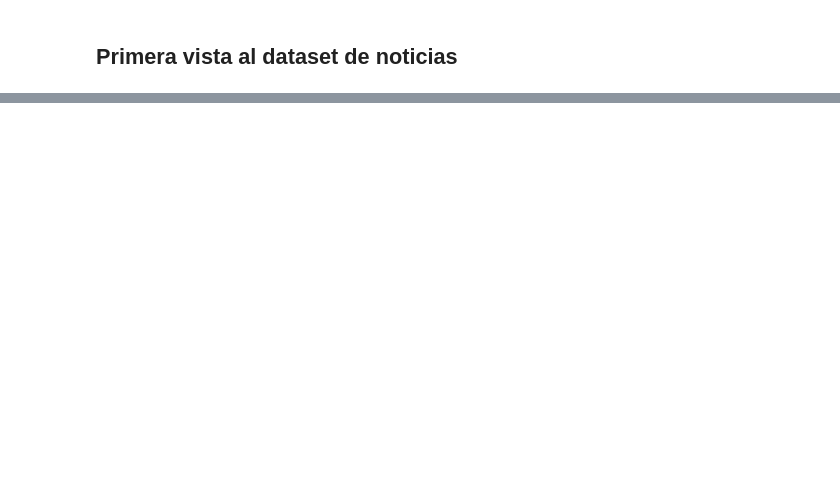
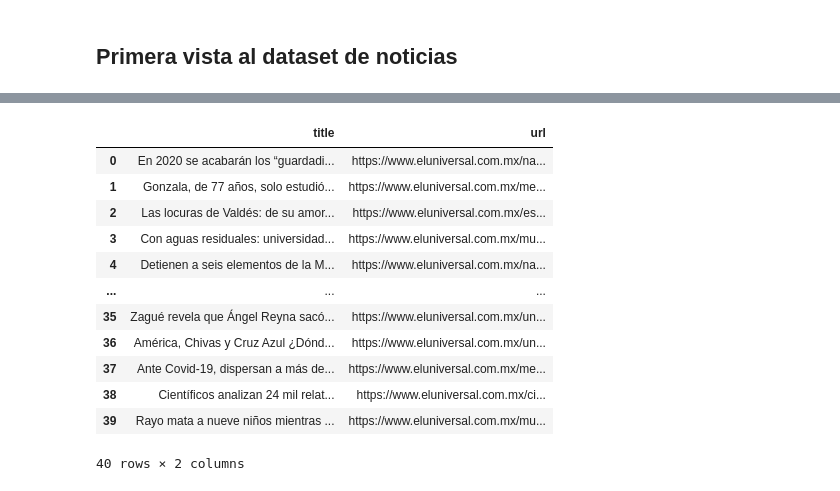
Before and after one commit to datormx/IngenieriaDatosPython, a Jupyter notebook: Platzi Data Live.ipynb, the cells around one changed output, grey strips where cells are left out. Drawn from its saved outputs; the diff is of its cells as text; code cells hidden in the pictures; blank space fills up the shorter version.

```diff
--- a/Platzi Data Live.ipynb
+++ b/Platzi Data Live.ipynb
@@ -155,0 +251,16 @@ sys.executable #Python version origin
+# %%
+el_universal[['title', 'url']]
+# %% [output]
+|  | title | url |
+| 0 | En 2020 se acabarán los “guardadi... | https://www.eluniversal.com.mx/na... |
+| 1 | Gonzala, de 77 años, solo estudió... | https://www.eluniversal.com.mx/me... |
+| 2 | Las locuras de Valdés: de su amor... | https://www.eluniversal.com.mx/es... |
+| 3 | Con aguas residuales: universidad... | https://www.eluniversal.com.mx/mu... |
+| 4 | Detienen a seis elementos de la M... | https://www.eluniversal.com.mx/na... |
+| ... | ... | ... |
+| 35 | Zagué revela que Ángel Reyna sacó... | https://www.eluniversal.com.mx/un... |
+| 36 | América, Chivas y Cruz Azul ¿Dónd... | https://www.eluniversal.com.mx/un... |
+| 37 | Ante Covid-19, dispersan a más de... | https://www.eluniversal.com.mx/me... |
+| 38 | Científicos analizan 24 mil relat... | https://www.eluniversal.com.mx/ci... |
+| 39 | Rayo mata a nueve niños mientras ... | https://www.eluniversal.com.mx/mu... |
+40 rows × 2 columns
```
Also changed, not shown: parts of 22 cells of this notebook, 4 other files.
